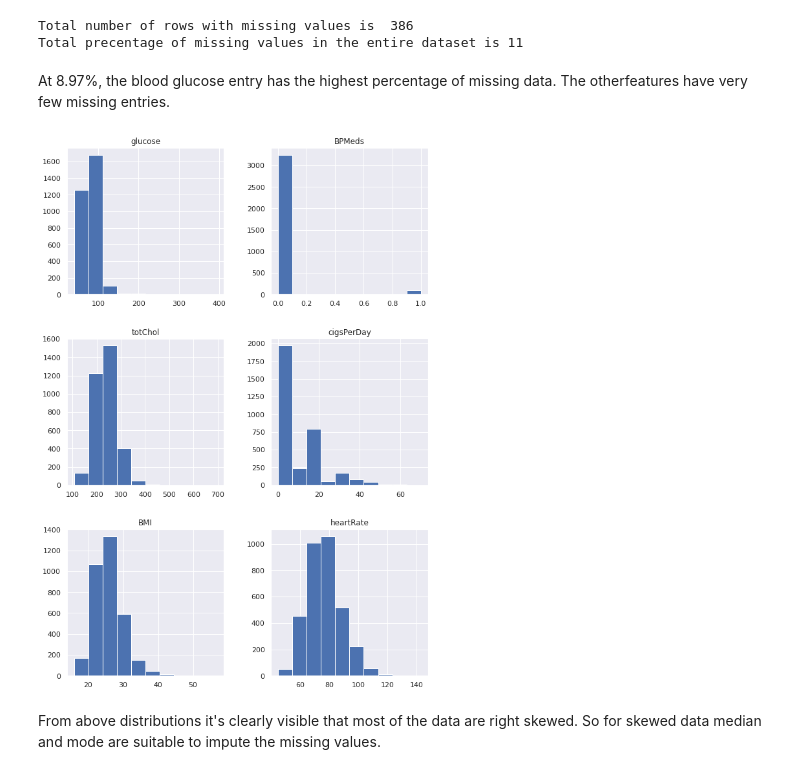
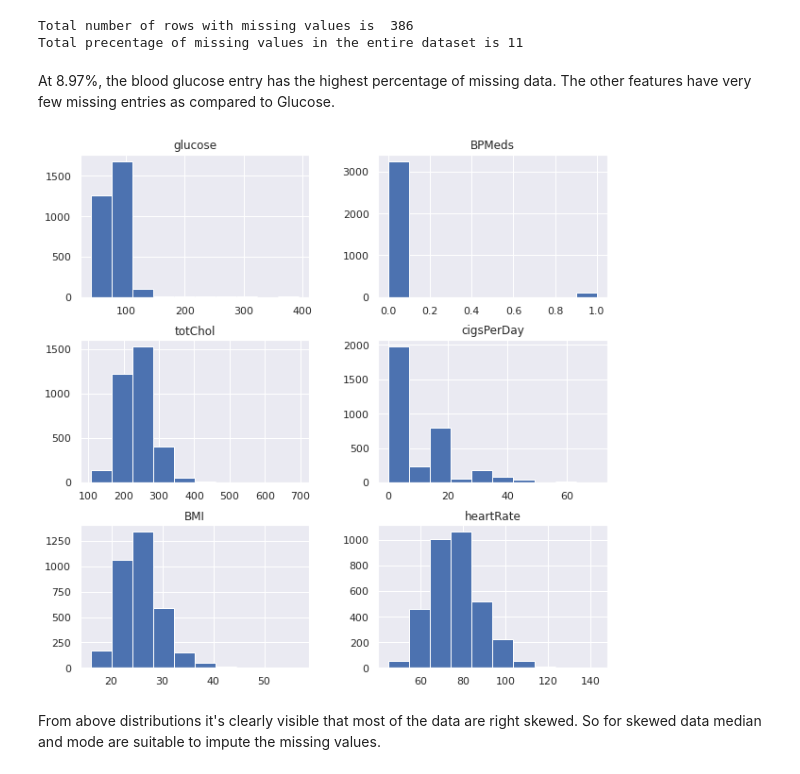
Before and after one commit to Abhishek-Shubham001/Cardiovascular-Risk-Prediction, a Jupyter notebook: Cardiovascular_Risk_Prediction_Capstone_Project.ipynb, the cells around one changed output. Drawn from its saved outputs; the diff is of its cells as text; code cells hidden in the pictures.

```diff
--- a/Cardiovascular_Risk_Prediction_Capstone_Project.ipynb
+++ b/Cardiovascular_Risk_Prediction_Capstone_Project.ipynb
@@ -218,14 +230,15 @@ print(f'Total precentage of missing values in the entire dataset is {round((coun
 Total number of rows with missing values is  386
 Total precentage of missing values in the entire dataset is 11
 # %% [markdown]
-At 8.97%, the blood glucose entry has the highest percentage of missing data. The otherfeatures have very few missing entries.
+At 8.97%, the blood glucose entry has the highest percentage of missing data. The other features have very few missing entries as compared to Glucose.
 # %%
 #Checking the distribution for missing data
-fig = plt.figure(figsize = (10,15))
+sns.set(style='darkgrid')
+fig = plt.figure(figsize = (10,10))
 ax = fig.gca()
-crp_df[missing_data.index].hist(ax = ax)
+crp_df[missing_data.index].hist(ax= ax)
 plt.show()
 # %% [output]
-[figure, old version]
+[figure, new version]
 # %% [markdown]
 From above distributions it's clearly visible that most of the data are right skewed. So for skewed data median and mode are suitable to impute the missing values.
```
Also changed, not shown: parts of 96 cells of this notebook.
